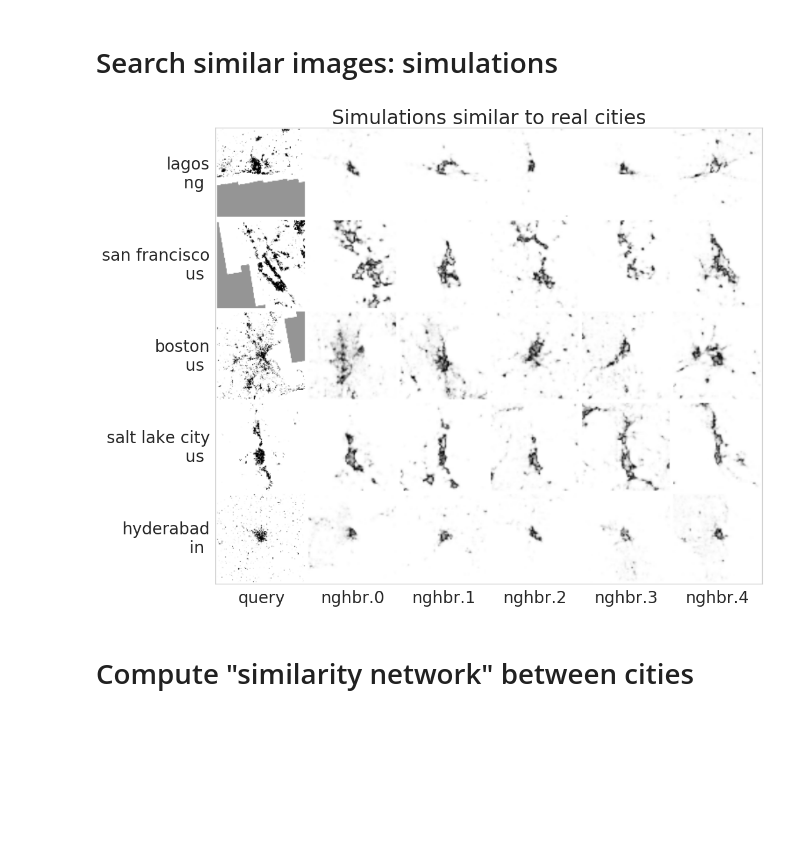
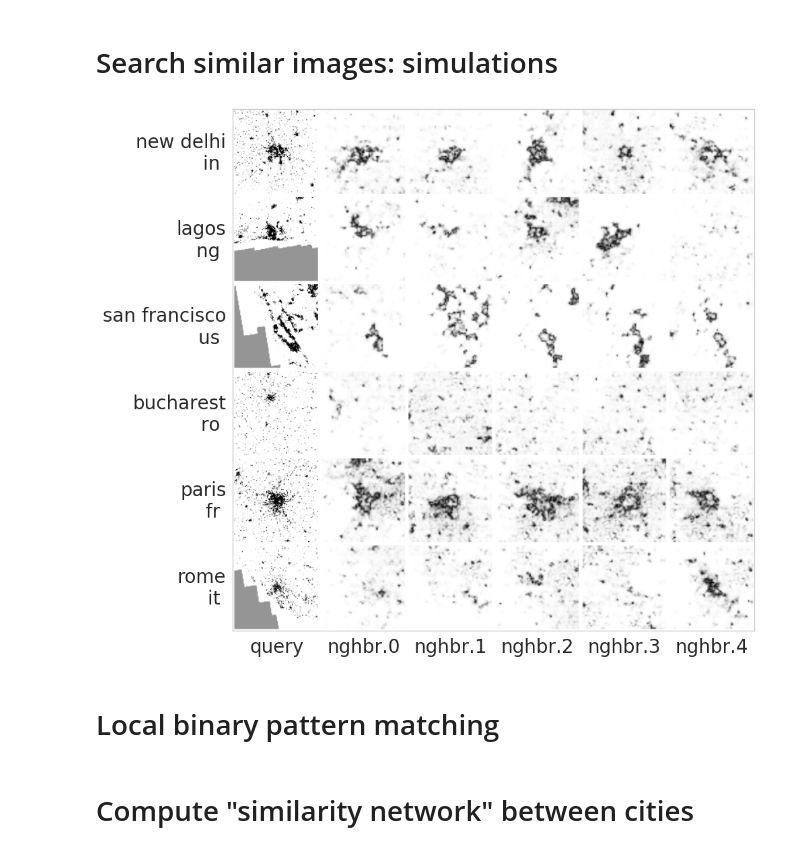
Before and after one commit to adrianalbert/urbanization-patterns, a Jupyter notebook: analysis/SAR analysis with DCGANs.ipynb, the cells around one changed output. Drawn from its saved outputs; the diff is of its cells as text; code cells hidden in the pictures; blank space fills up the shorter version.

```diff
--- a/analysis/SAR analysis with DCGANs.ipynb
+++ b/analysis/SAR analysis with DCGANs.ipynb
@@ -451,10 +405,12 @@ tree = KDTree(features)
 # %%
-# mycities = ["barcelona, es", "athens, gr", "berlin, de", "boston, us", "san francisco, us"]
-mycities = ["kano, ng", "shreveport, us", "berlin, de", "hyderabad, in", "salt lake city, us"]
+# mycities = ["barcelona, es", "athens, gr", "berlin, de",
+#             "hyderabad, in",
+#             "boston, us", "san francisco, us"]
+mycities = ["san francisco, us", "paris, fr", "delhi, in"]
 sel_df = test_df[test_df['city'].apply(lambda s: sum([x in s for x in mycities])>0)]
 
 feats_sel = myfeatures[sel_df.index,:]
 
-n_examples = 5
-_, neighbors = tree.query(feats_sel, k=n_examples)
+n_examples = 4
+_, neighbors = tree.query(feats_sel, k=n_examples, dualtree=True)
 # %%
@@ -472,7 +429,7 @@ for city0,f0,idx in zip(sel_df['city'], sel_df['filename'], neighbors):
     canvass.append(np.hstack(row))
 canvass = np.vstack(canvass)
 # %%
-sns.set_context("notebook", font_scale=1.5, rc={"lines.linewidth": 1})
+sns.set_context("notebook", font_scale=2, rc={"lines.linewidth": 1})
 
 # plot
 plt.figure(figsize=(20,10))
@@ -488,5 +445,5 @@ for i,(city0,f0,idx) in enumerate(zip(sel_df['city'], sel_df['filename'], neighb
         plt.annotate(city1.split("(")[0].replace(", ", "\n"),
                      xy=(5 + j * 104, 35 + i * 104),
                      xytext=(5 + j * 104, 35 + i * 104),
-                     fontsize=14, color="blue")
+                     fontsize=16, color="blue")
 # %% [output]
@@ -496,11 +453,13 @@ for i,(city0,f0,idx) in enumerate(zip(sel_df['city'], sel_df['filename'], neighb
 # %%
 tree_fake = KDTree(features_fake)
 # %%
-# mycities = ["barcelona, es", "athens, gr", "berlin, de", "boston, us", "san francisco, us"]
-mycities = ["lagos, ng", "hyderabad, in", "salt lake city, us", "boston, us", "san francisco, us"]
+mycities = ["san francisco, us", "paris, fr", "delhi, in",
+            "lagos, ng", "bucharest, ro", "rome, it"]
 sel_df = test_df[test_df['city'].apply(lambda s: sum([x in s for x in mycities])>0)]
+feats_sel = features[sel_df.index,:]
 
-feats_sel = features[sel_df.index,:]
+# feats_sel = features_fake[idx_14,:]
+# feats_sel = feats_sel[np.random.choice(range(len(feats_sel)), 5, replace=False),:]
 
 n_examples = 5
 _, neighbors = tree_fake.query(feats_sel, k=n_examples, breadth_first=True)
@@ -509,6 +468,7 @@ _, neighbors = tree_fake.query(feats_sel, k=n_examples, breadth_first=True)
 canvass = []
 for city0,f0,idx in zip(sel_df['city'], sel_df['filename'], neighbors):
     img0 = imread(f0)
+    row = []
     row = [np.pad(resize(img0, (100,100)), (2,2), "constant")]
     for img in img_fake[idx,:]:
         row.append(np.pad(resize(img, (100,100)), (2,2), "constant"))
@@ -517,15 +477,15 @@ canvass = np.vstack(canvass)
 # %%
 sns.set_context("notebook", font_scale=2, rc={"lines.linewidth": 1})
 
 # plot
 plt.figure(figsize=(20,10))
 plt.imshow(canvass)
 plt.yticks([])
 plt.yticks([52 + i * 104 for i in range(len(sel_df))], \
-           [x.split("(")[0].replace(", ", "\n") for x in sel_df['city']])
+             [x.split("(")[0].replace(", ", "\n") for x in sel_df['city']])
 plt.xticks([52 + i * 104 for i in range(n_examples+1)], \
            ["query"] + ["nghbr.%d"%i for i in range(n_examples)])
-plt.title("Simulations similar to real cities")
+# plt.title("Simulations similar to real cities")
 plt.show()
 # %% [output]
-[figure, old version]
+[figure, new version]
@@ -531,0 +494,2 @@ plt.show()
+# %% [markdown]
+# Local binary pattern matching
```
Also changed, not shown: parts of 67 cells of this notebook, 16 other files.
